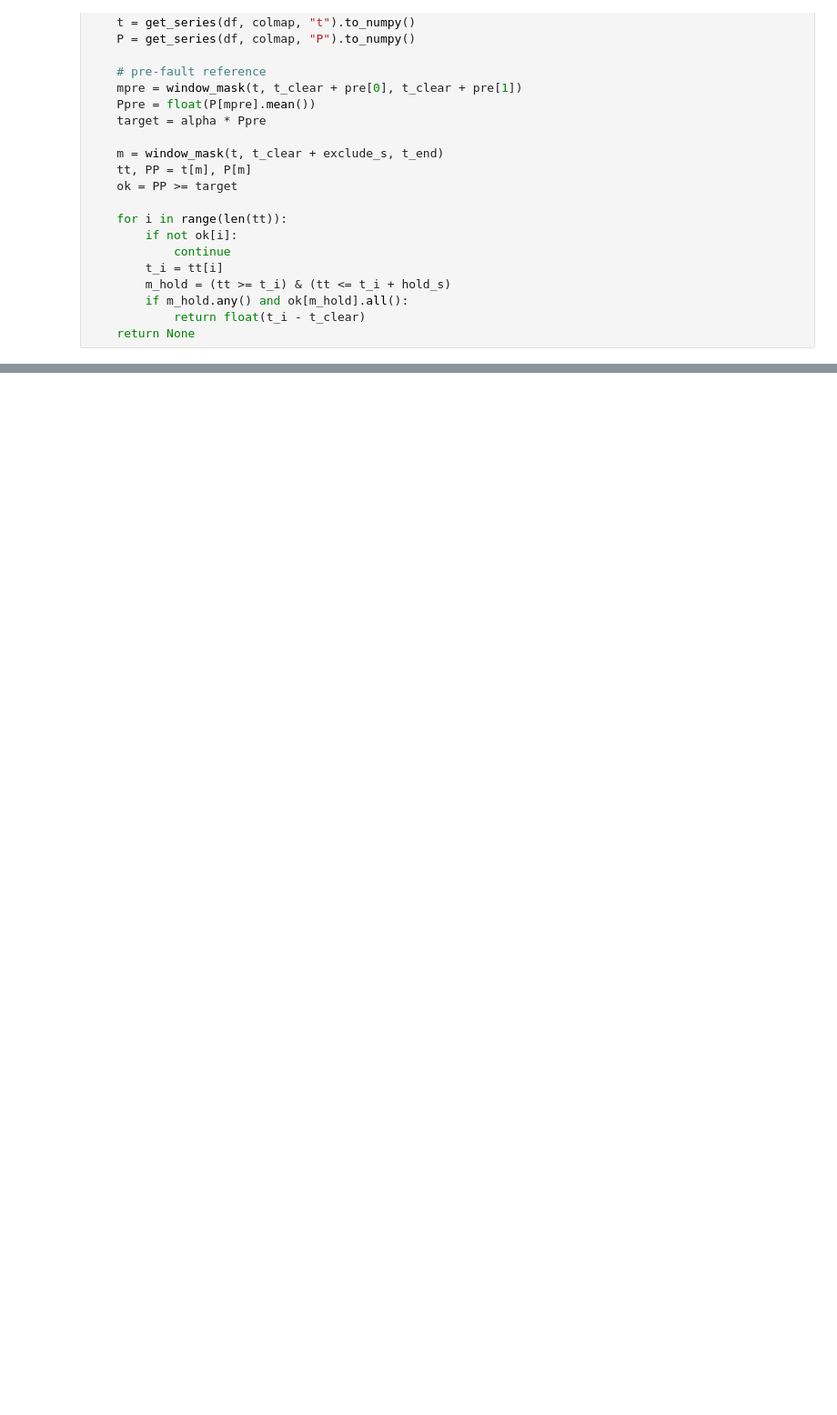
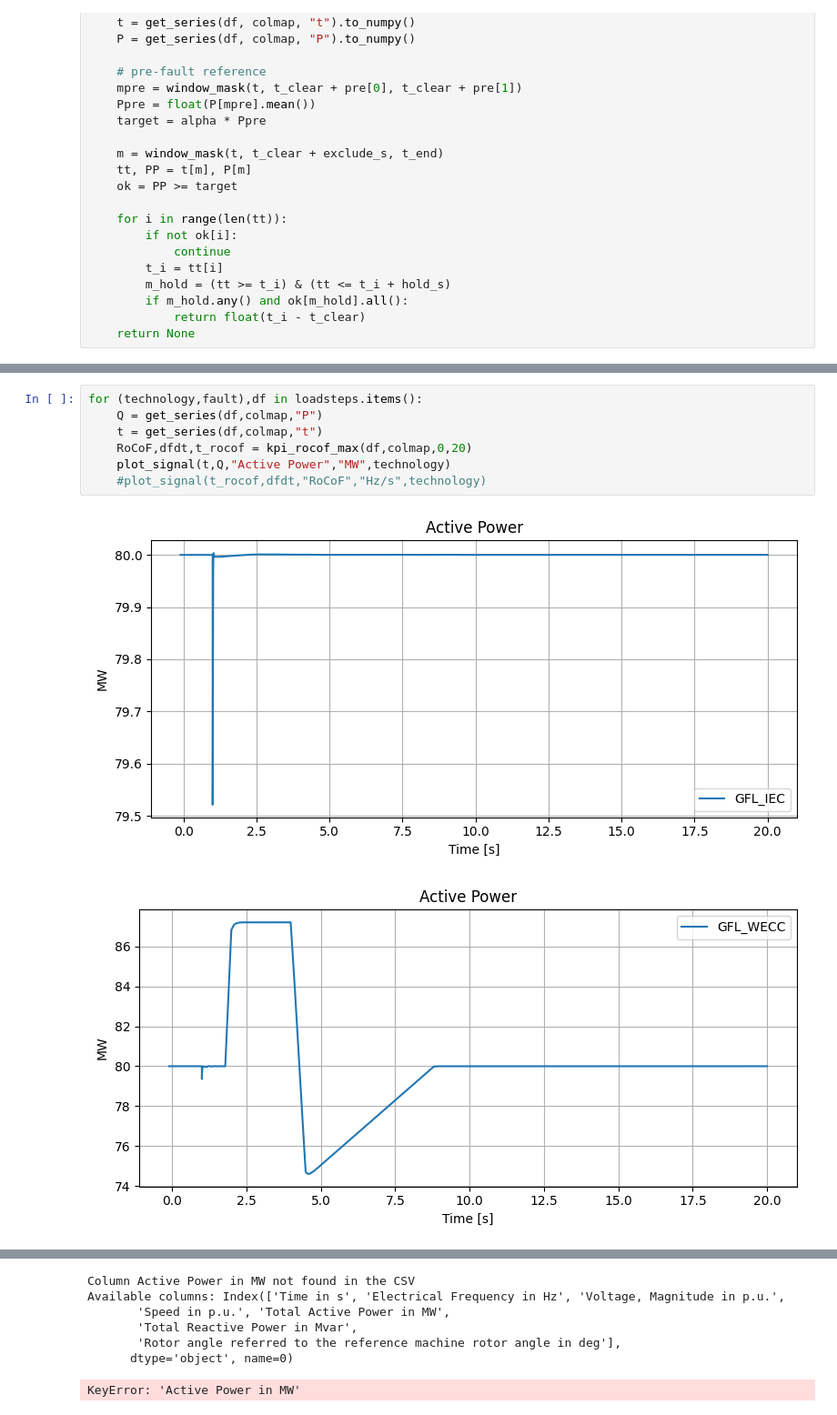
Before and after one commit to marioataveraleon/Thesis, a Jupyter notebook: Scripts/kpis.ipynb, the cells around one changed output, grey strips where cells are left out. Shown at 91% size. Drawn from its saved outputs; the diff is of its cells as text; blank space fills up the shorter version.

```diff
--- a/Scripts/kpis.ipynb
+++ b/Scripts/kpis.ipynb
@@ -347,0 +307,10 @@ for (tech,name),df in out.items():
+# %%
+for (technology,fault),df in loadsteps.items():
+    Q = get_series(df,colmap,"P")
+    t = get_series(df,colmap,"t")
+    RoCoF,dfdt,t_rocof = kpi_rocof_max(df,colmap,0,20)
+    plot_signal(t,Q,"Active Power","MW",technology)
+    #plot_signal(t_rocof,dfdt,"RoCoF","Hz/s",technology)
+# %% [output]
+[figure, added]
+[figure, added]
@@ -348,3 +319,10 @@ for (tech,name),df in out.items():
+Column Active Power in MW not found in the CSV
+Available columns: Index(['Time in s', 'Electrical Frequency in Hz', 'Voltage, Magnitude in p.u.',
+       'Speed in p.u.', 'Total Active Power in MW',
+       'Total Reactive Power in Mvar',
+       'Rotor angle referred to the reference machine rotor angle in deg'],
+      dtype='object', name=0)
+KeyError: 'Active Power in MW'
 # %%
 rows = []
 for (technology,fault), df in loadsteps.items():
```
Also changed, not shown: parts of 9 cells of this notebook, 3 other files.
